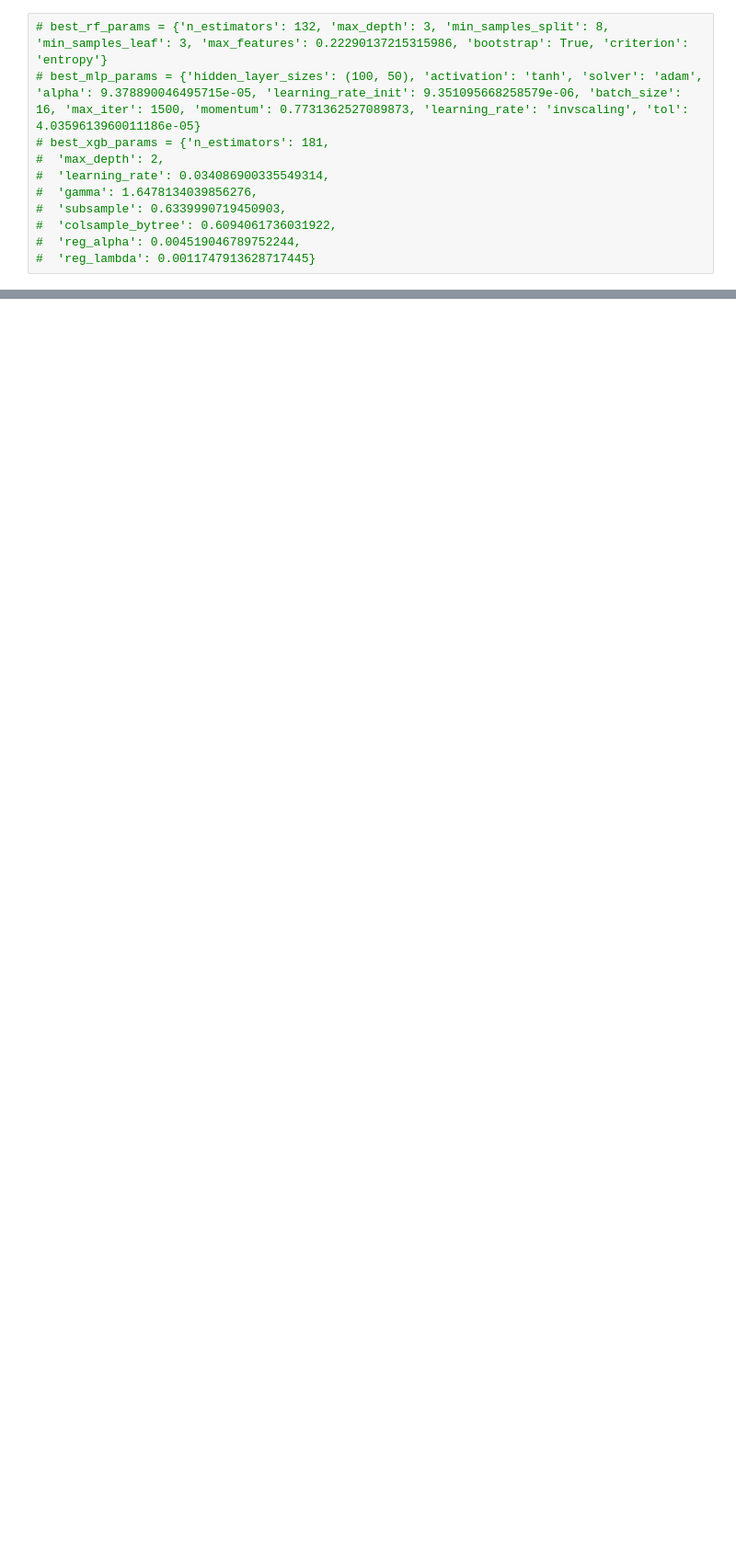
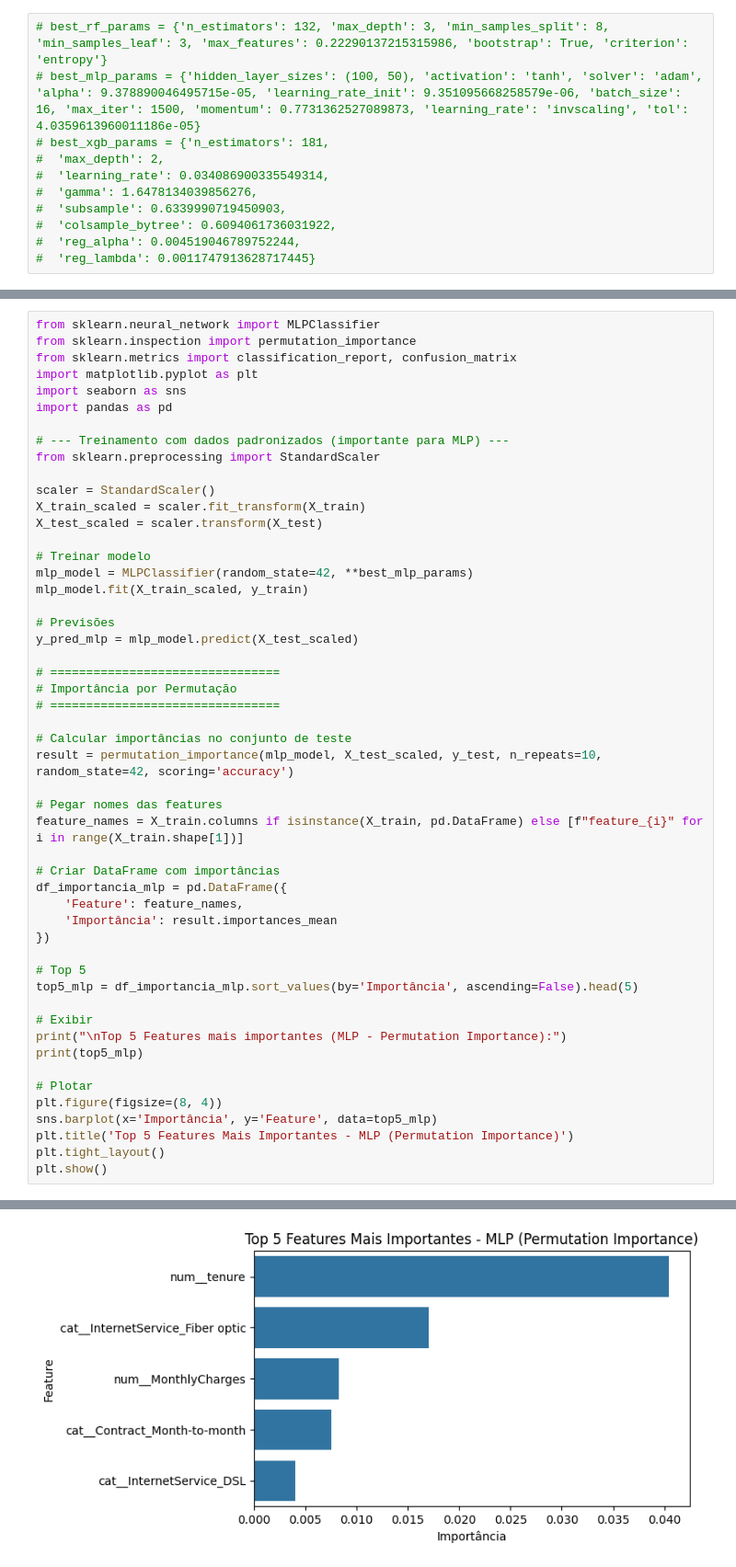
Before and after one commit to duckdogersxd/projeto_churn, a Jupyter notebook: notebooks/03_model_training.ipynb, the cells around one changed output, grey strips where cells are left out. Shown at 92% size. Drawn from its saved outputs; the diff is of its cells as text; blank space fills up the shorter version.

```diff
--- a/notebooks/03_model_training.ipynb
+++ b/notebooks/03_model_training.ipynb
@@ -355,0 +421,52 @@ Random Forest | AUC = 0.8396
+# %%
+from sklearn.neural_network import MLPClassifier
+from sklearn.inspection import permutation_importance
+from sklearn.metrics import classification_report, confusion_matrix
+import matplotlib.pyplot as plt
+import seaborn as sns
+import pandas as pd
+
+# --- Treinamento com dados padronizados (importante para MLP) ---
+from sklearn.preprocessing import StandardScaler
+
+scaler = StandardScaler()
+X_train_scaled = scaler.fit_transform(X_train)
+X_test_scaled = scaler.transform(X_test)
+
+# Treinar modelo
+mlp_model = MLPClassifier(random_state=42, **best_mlp_params)
+mlp_model.fit(X_train_scaled, y_train)
+
+# Previsões
+y_pred_mlp = mlp_model.predict(X_test_scaled)
+
+# ================================
+# Importância por Permutação
+# ================================
+
+# Calcular importâncias no conjunto de teste
+result = permutation_importance(mlp_model, X_test_scaled, y_test, n_repeats=10, random_state=42, scoring='accuracy')
+
+# Pegar nomes das features
+feature_names = X_train.columns if isinstance(X_train, pd.DataFrame) else [f"feature_{i}" for i in range(X_train.shape[1])]
+
+# Criar DataFrame com importâncias
+df_importancia_mlp = pd.DataFrame({
+    'Feature': feature_names,
+    'Importância': result.importances_mean
+})
+
+# Top 5
+top5_mlp = df_importancia_mlp.sort_values(by='Importância', ascending=False).head(5)
+
+# Exibir
+print("\nTop 5 Features mais importantes (MLP - Permutation Importance):")
+print(top5_mlp)
+
+# Plotar
+plt.figure(figsize=(8, 4))
+sns.barplot(x='Importância', y='Feature', data=top5_mlp)
+plt.title('Top 5 Features Mais Importantes - MLP (Permutation Importance)')
+plt.tight_layout()
+plt.show()
+# %% [output]
@@ -355,0 +480 @@ Random Forest | AUC = 0.8396
+[figure, added]
```
Also changed, not shown: parts of 11 cells of this notebook, 19 other files.
